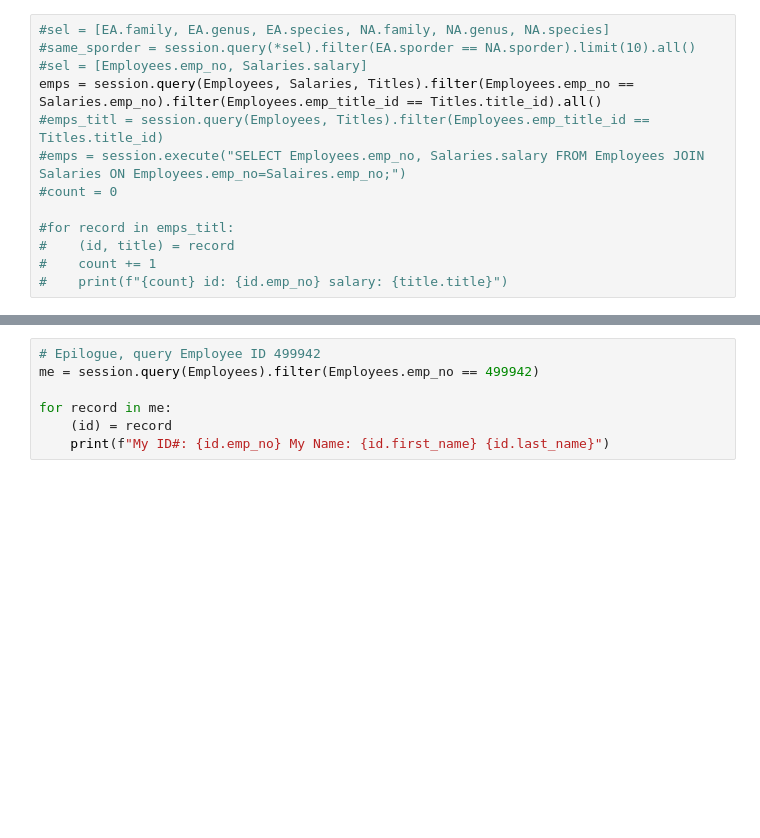
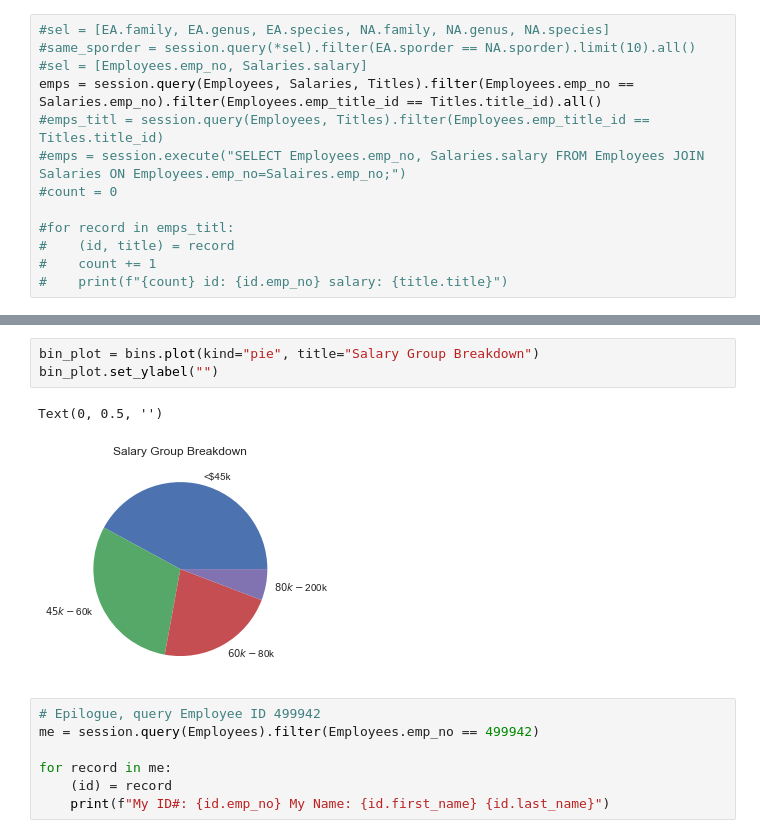
Before and after one commit to pulliam-chris/SQL-Employee-Challenge, a Jupyter notebook: SQL_Alchemy.ipynb, the cells around one changed output, grey strips where cells are left out. Saved outputs shown, nothing was run; the diff lists cells and outputs as text; blank space fills up the shorter version.

```diff
--- a/SQL_Alchemy.ipynb
+++ b/SQL_Alchemy.ipynb
@@ -128,3 +177,9 @@ salary_plot
+# %%
+bin_plot = bins.plot(kind="pie", title="Salary Group Breakdown")
+bin_plot.set_ylabel("")
+# %% [output]
+Text(0, 0.5, '')
+[figure, added]
 # %%
 # Epilogue, query Employee ID 499942
 me = session.query(Employees).filter(Employees.emp_no == 499942)
```
Also changed, not shown: parts of 9 cells of this notebook.
